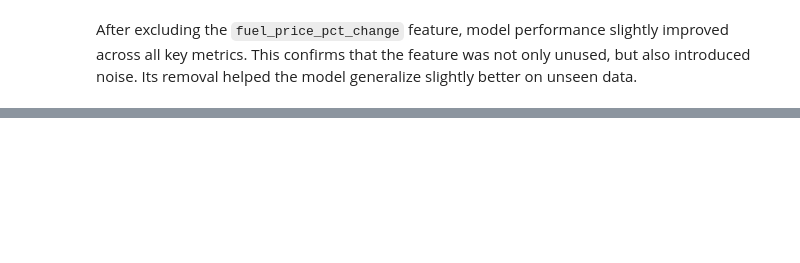
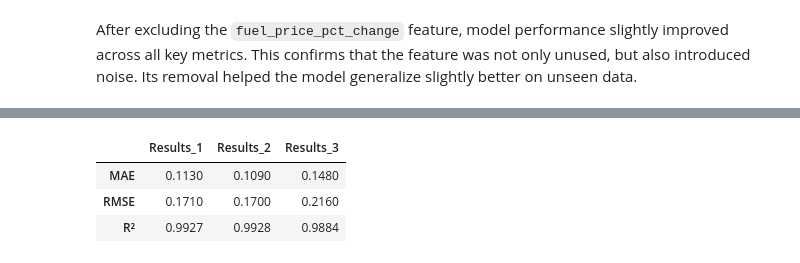
Before and after one commit to fabiogaldinho/Dynamic-Pricing, a Jupyter notebook: notebooks/03_Modeling.ipynb, the cells around one changed output, grey strips where cells are left out. Drawn from its saved outputs; the diff is of its cells as text; code cells hidden in the pictures; blank space fills up the shorter version.

```diff
--- a/notebooks/03_Modeling.ipynb
+++ b/notebooks/03_Modeling.ipynb
@@ -252,0 +299,13 @@ plt.show()
+# %%
+param_grid = {
+	'n_estimators':[700, 800, 900, 1000], # 500 -> 700 -> 1000
+	'learning_rate': [0.28, 0.5, 0.7], # 0.05 -> 0.08 -> 0.28
+	'max_depth': [2], # 5 -> 3 -> [2]
+	'min_child_weight': [0.01, 0.05, 0.1] # 1 -> 0.2
+}
+
+model_CV = GridSearchCV(model, param_grid, cv = 3, scoring = "neg_root_mean_squared_error", n_jobs = -1)
+
+model_CV.fit(X_train, y_train)
+
+model_CV.best_params_
@@ -252,0 +413,17 @@ plt.show()
+# %%
+model = XGBRegressor(
+    n_estimators = 800, # 500 -> 700 -> 1000 -> [800]
+	learning_rate = 0.28, # 0.05 -> 0.08 -> 0.28 -> [0.28]
+	max_depth = 2, # 5 -> 3 -> [2]
+	min_child_weight = 0.01, # 1 -> 0.2 -> 0.01 ->[0.01]
+	reg_alpha = 0.06, #0 -> 0.1 -> 0.08 -> 0.06 -> [0.06]
+	reg_lambda = 2, #2 -> [2]
+	gamma = 0, # 0 -> [0] Default
+    random_state = 13,
+    eval_metric = 'rmse'
+)
+
+model.fit(X_train, y_train,
+          eval_set = [(X_val, y_val)],
+          verbose = False
+)
@@ -252,0 +442,18 @@ plt.show()
+# %%
+y_pred = model.predict(X_test)
+y_pred = np.maximum(y_pred, 0)
+
+df['y_test'] = np.expm1(y_test).astype(int)
+df['y_pred'] = np.expm1(y_pred).astype(int)
+
+mae = mean_absolute_error(y_test, y_pred)
+rmse = np.sqrt(mean_squared_error(y_test, y_pred))
+r2 = r2_score(y_test, y_pred)
+
+metrics_df["Results_3"] = [round(mae, 3), round(rmse, 3), round(r2, 4)]
+metrics_df
+# %% [output]
+|  | Results_1 | Results_2 | Results_3 |
+| MAE | 0.1130 | 0.1090 | 0.1480 |
+| RMSE | 0.1710 | 0.1700 | 0.2160 |
+| R² | 0.9927 | 0.9928 | 0.9884 |
```
Also changed, not shown: parts of 15 cells of this notebook, 3 other files.
